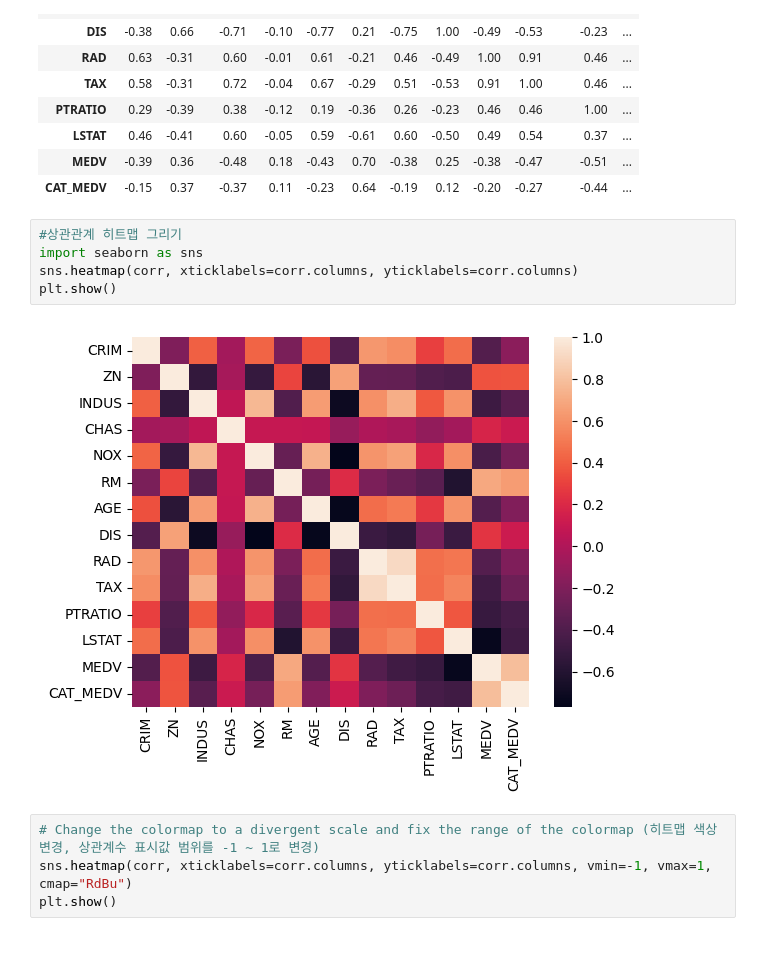
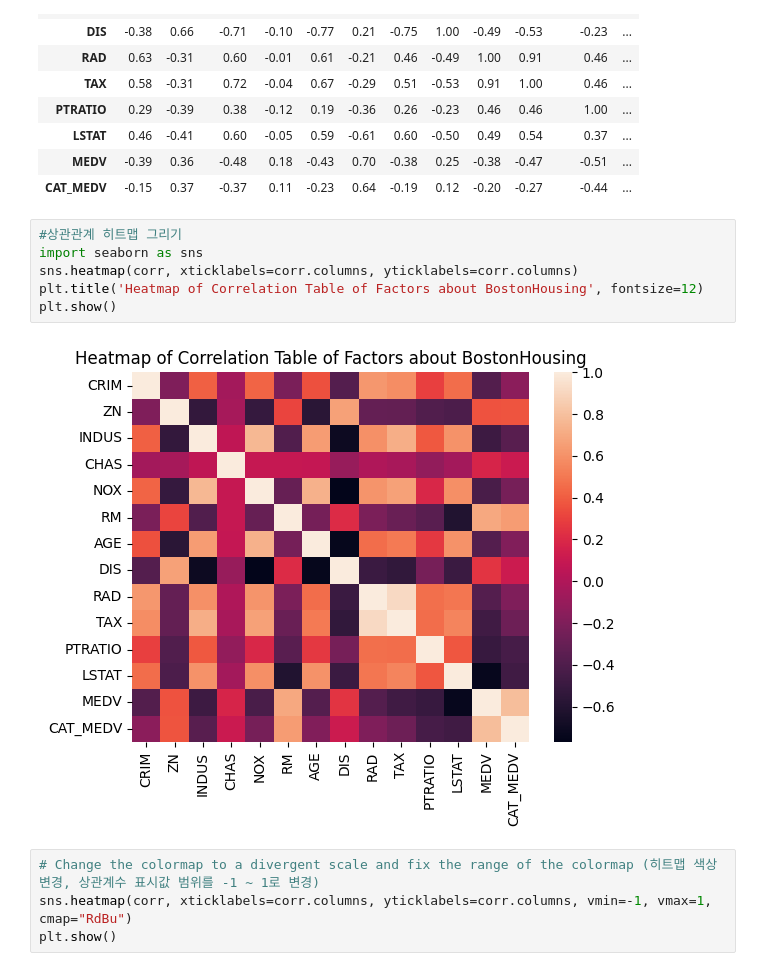
Before and after one commit to Sharon12Lee/test, a Jupyter notebook: 상관_분석.ipynb, the cells around one changed output. Drawn from its saved outputs; the diff is of its cells as text.

```diff
--- a/상관_분석.ipynb
+++ b/상관_분석.ipynb
@@ -44,10 +44,11 @@ corr.round(2)
 # %%
 #상관관계 히트맵 그리기
 import seaborn as sns
 sns.heatmap(corr, xticklabels=corr.columns, yticklabels=corr.columns)
+plt.title('Heatmap of Correlation Table of Factors about BostonHousing', fontsize=12)
 plt.show()
 # %% [output]
-[figure, old version]
+[figure, new version]
 # %%
 # Change the colormap to a divergent scale and fix the range of the colormap (히트맵 색상 변경, 상관계수 표시값 범위를 -1 ~ 1로 변경)
 sns.heatmap(corr, xticklabels=corr.columns, yticklabels=corr.columns, vmin=-1, vmax=1, cmap="RdBu")
```
